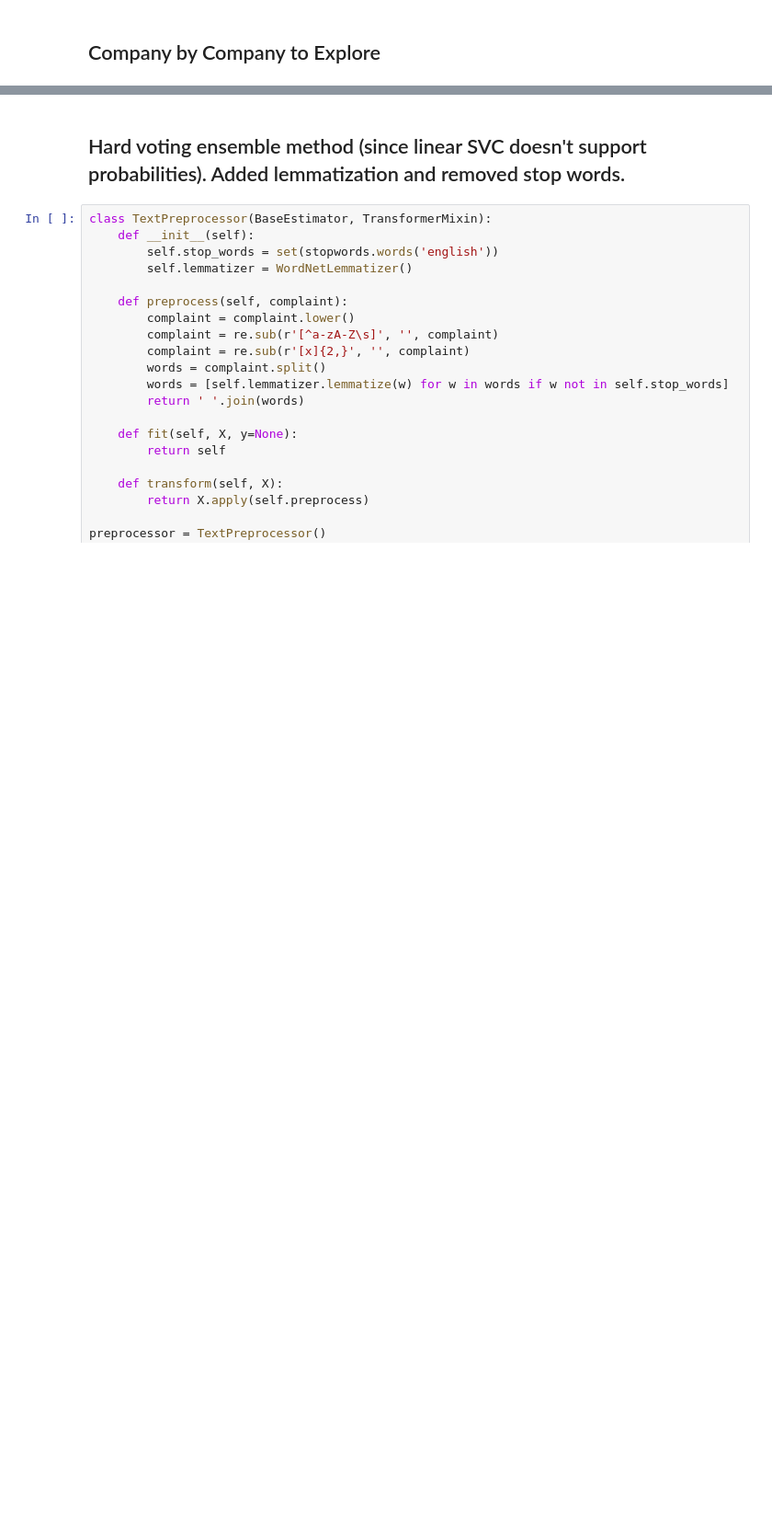
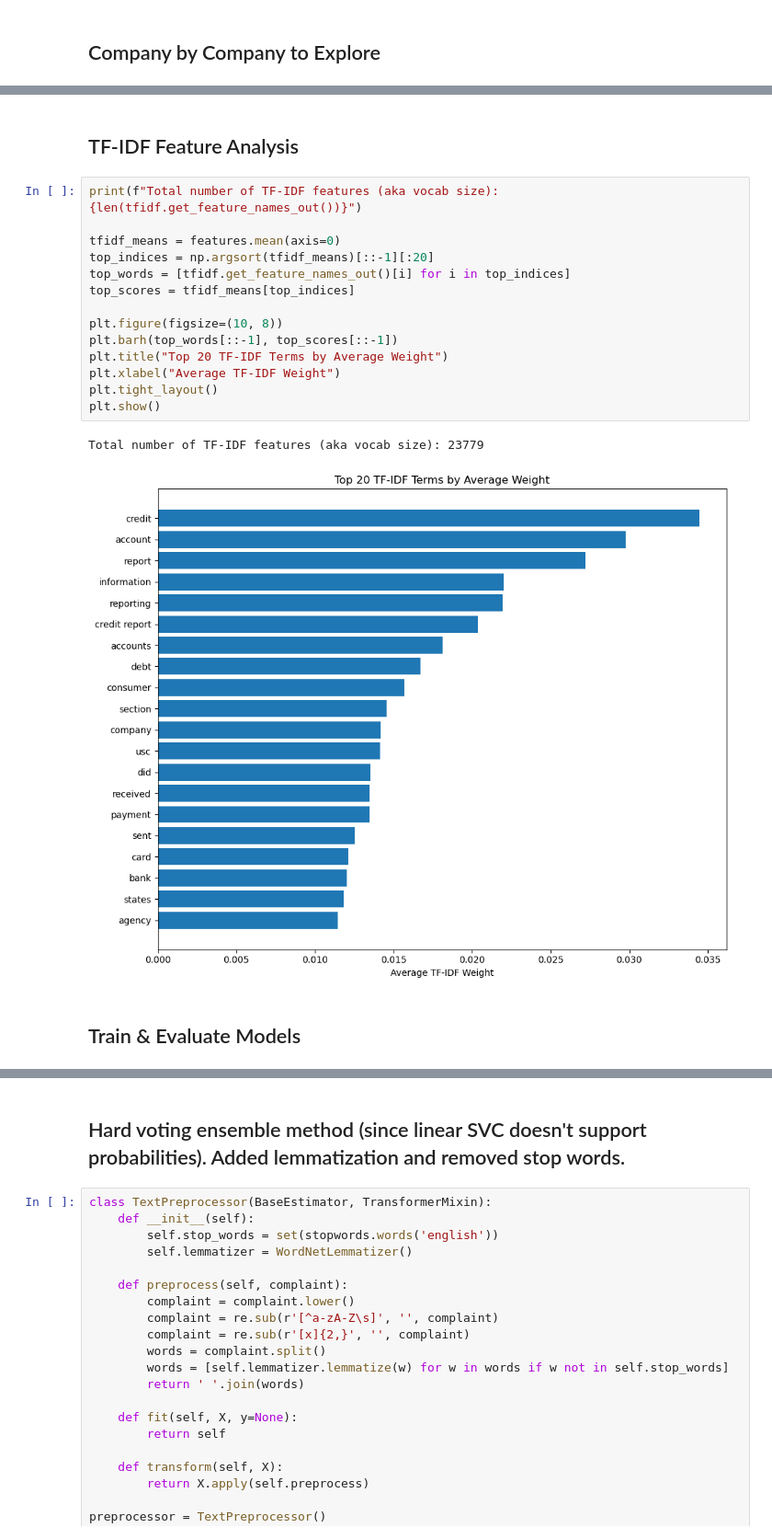
Before and after one commit to abigailvalladolid/NLP-Consumer-Complaint-Classification, a Jupyter notebook: Final Analysis Notebook.ipynb, the cells around one changed output, grey strips where cells are left out. Shown at 92% size. Drawn from its saved outputs; the diff is of its cells as text; blank space fills up the shorter version.

```diff
--- a/Final Analysis Notebook.ipynb
+++ b/Final Analysis Notebook.ipynb
@@ -177 +191,22 @@ iplot(fig, filename='d3-cloropleth-map')
+# %% [markdown]
+## TF-IDF Feature Analysis
+# %%
+print(f"Total number of TF-IDF features (aka vocab size): {len(tfidf.get_feature_names_out())}")
+
+tfidf_means = features.mean(axis=0)
+top_indices = np.argsort(tfidf_means)[::-1][:20]
+top_words = [tfidf.get_feature_names_out()[i] for i in top_indices]
+top_scores = tfidf_means[top_indices]
+
+plt.figure(figsize=(10, 8))
+plt.barh(top_words[::-1], top_scores[::-1])
+plt.title("Top 20 TF-IDF Terms by Average Weight")
+plt.xlabel("Average TF-IDF Weight")
+plt.tight_layout()
+plt.show()
+# %% [output]
+Total number of TF-IDF features (aka vocab size): 23779
+[figure, added]
+# %% [markdown]
+## Train & Evaluate Models
 # %%
```
Also changed, not shown: parts of 7 cells of this notebook.
